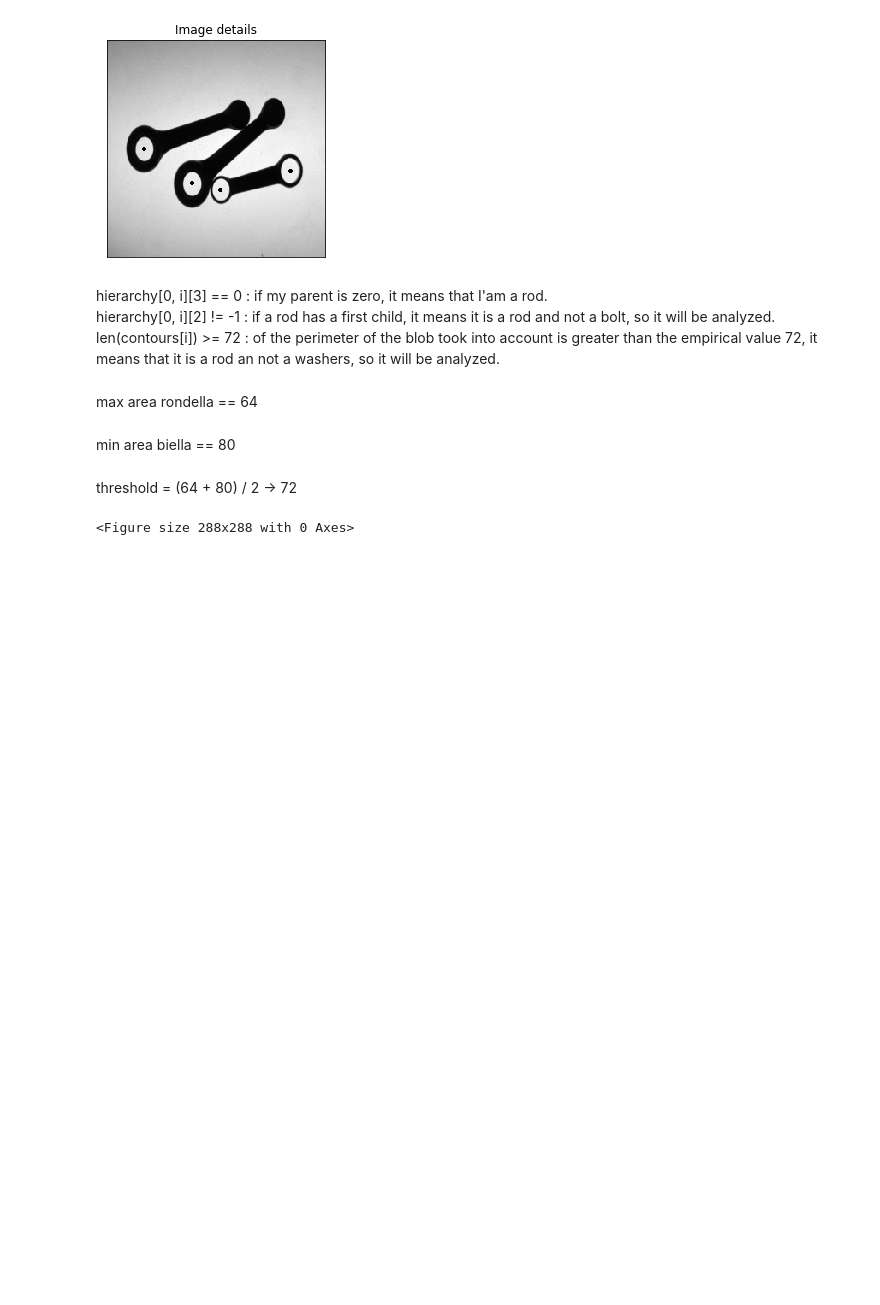
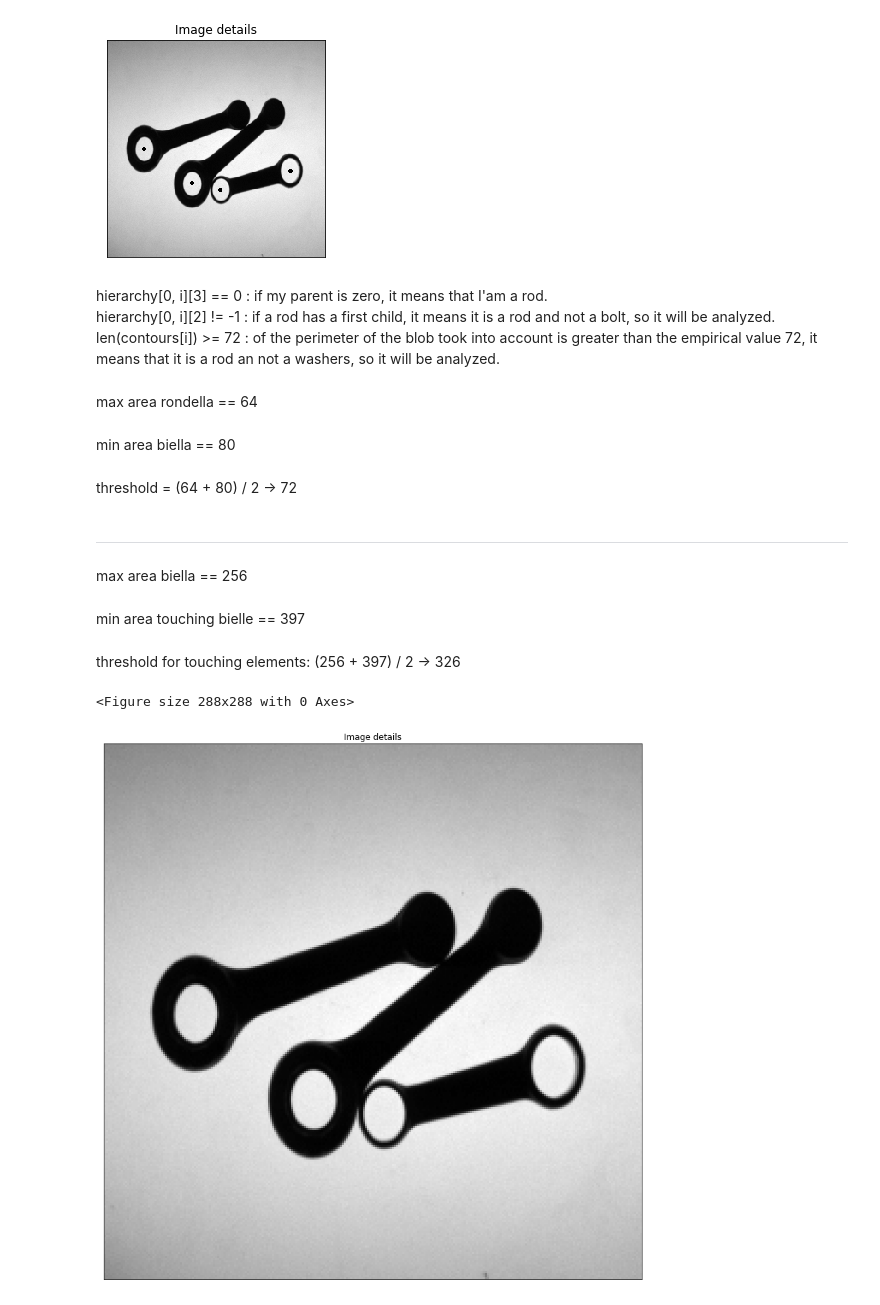
Before and after one commit to pptr3/connecting-rods, a Jupyter notebook: Connecting Rods.ipynb, the cells around one changed output. Drawn from its saved outputs; the diff is of its cells as text; code cells hidden in the pictures; blank space fills up the shorter version.

```diff
--- a/Connecting Rods.ipynb
+++ b/Connecting Rods.ipynb
@@ -133,6 +134,14 @@ max area rondella == 64
 min area biella == 80
 # %% [markdown]
 threshold = (64 + 80) / 2 -> 72
+# %% [markdown]
+------
+# %% [markdown]
+max area biella == 256
+# %% [markdown]
+min area touching bielle == 397
+# %% [markdown]
+threshold for touching elements: (256 + 397) / 2 -> 326
 # %%
 import cv2 as cv
 import numpy as np
@@ -144,5 +153,12 @@ img = original_img.copy()
 ret, imgf = cv.threshold(img, 0, 255, cv.THRESH_BINARY+cv.THRESH_OTSU)
 # %% [output]
 <Figure size 288x288 with 0 Axes>
+# %%
+plt.figure(figsize=(14,14))
+plt.imshow(img, cmap = 'gray')
+plt.title('Image details'), plt.xticks([]), plt.yticks([])
+plt.show()
+# %% [output]
+[figure, added]
 # %%
 img, contours, hierarchy = cv.findContours(imgf.copy(), cv.RETR_TREE, cv.CHAIN_APPROX_SIMPLE)
```
Also changed, not shown: parts of 14 cells of this notebook.
